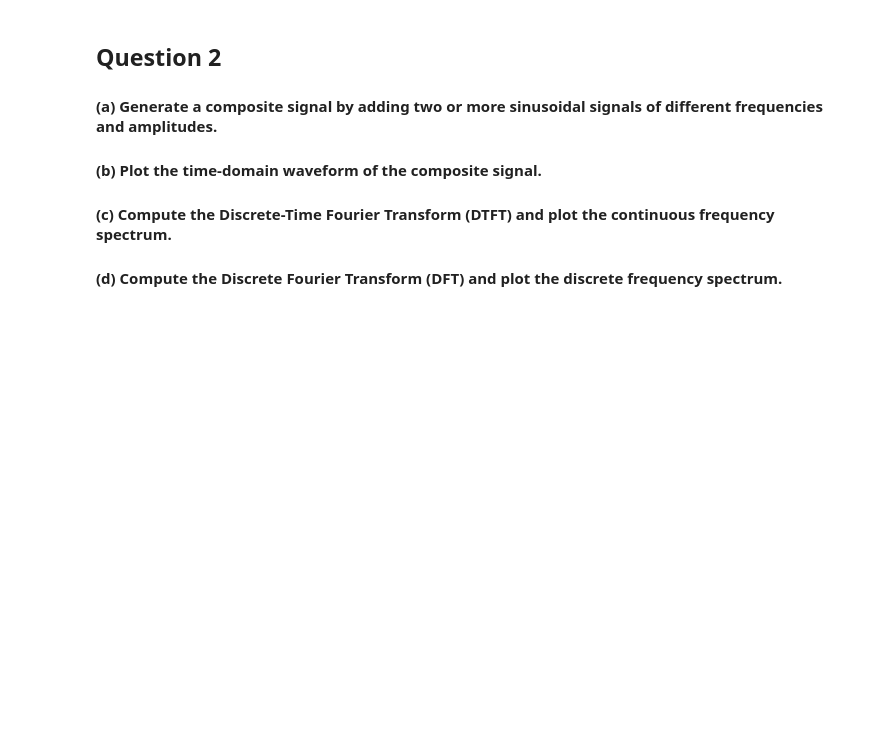
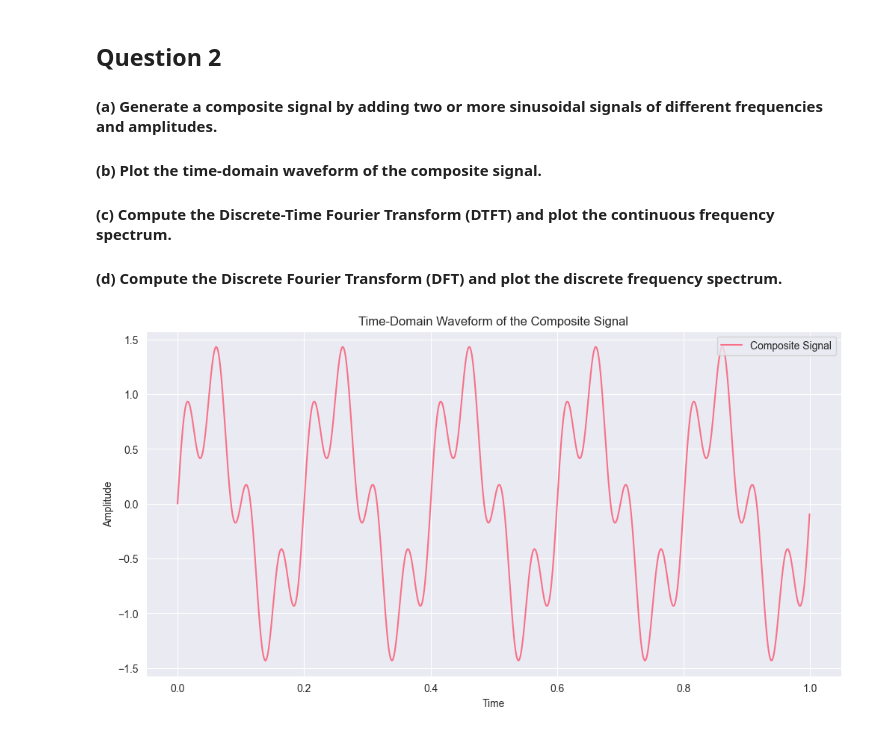
Before and after one commit to noelmt7/Speech_Recognition, a Jupyter notebook: LAB 2/2348538_LAB2.ipynb, the cells around one changed output. Saved outputs shown, nothing was run; the diff lists cells and outputs as text; code cells hidden in the pictures; blank space fills up the shorter version.

```diff
--- a/LAB 2/2348538_LAB2.ipynb
+++ b/LAB 2/2348538_LAB2.ipynb
@@ -76,3 +120,30 @@ plt.show()
 #### (c) Compute the Discrete-Time Fourier Transform (DTFT) and plot the continuous frequency spectrum.
 
 #### (d) Compute the Discrete Fourier Transform (DFT) and plot the discrete frequency spectrum.
+# %%
+
+fs = 1000
+t = np.linspace(0, 1, fs, endpoint=False)
+
+f1 = 5
+f2 = 20
+A1 = 1
+A2 = 0.5
+
+signal1 =A1*np.sin(2*np.pi*f1*t)
+signal2 = A2*np.sin(2*np.pi*f2*t)
+
+composite_signal = signal1 + signal2
+# %%
+sns.set_style("darkgrid")
+color = sns.color_palette("hsv")
+
+plt.figure(figsize=(12, 6))
+sns.lineplot(x = t, y = composite_signal, label = "Composite Signal", color = colors[0])
+plt.title("Time-Domain Waveform of the Composite Signal")
+plt.xlabel("Time")
+plt.ylabel("Amplitude")
+plt.legend()
+plt.show()
+# %% [output]
+[figure, added]
```
Also changed, not shown: parts of 19 cells of this notebook.
